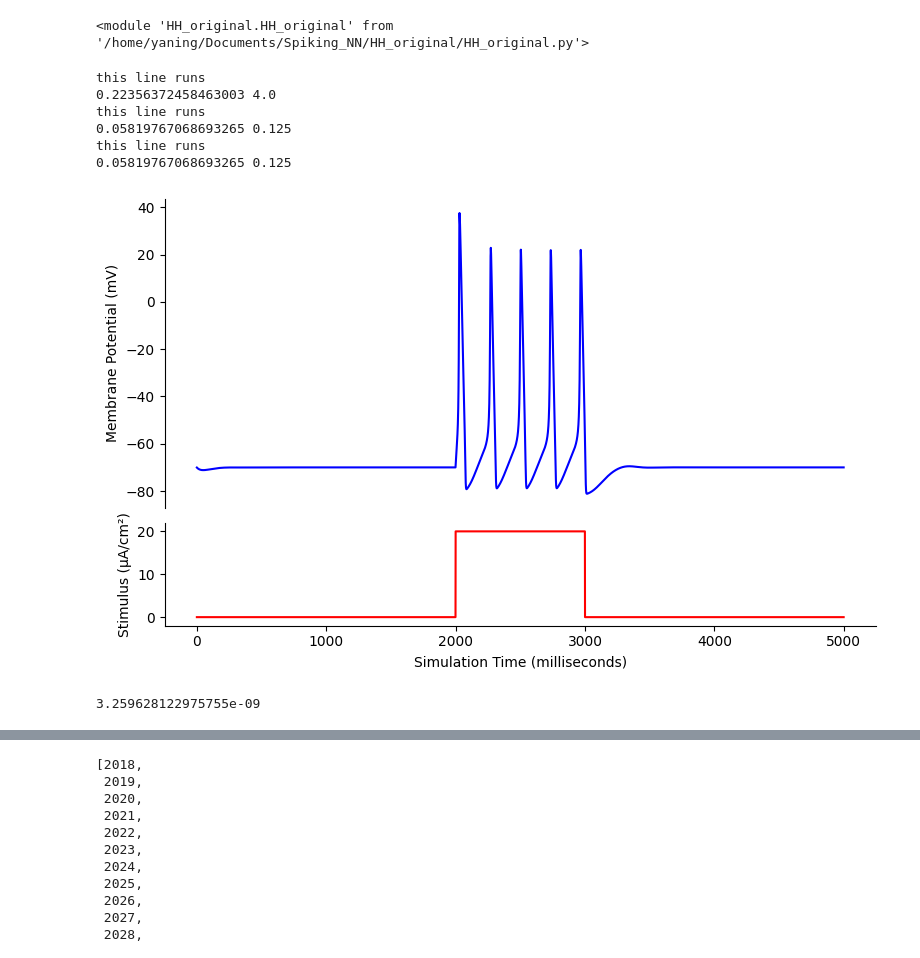
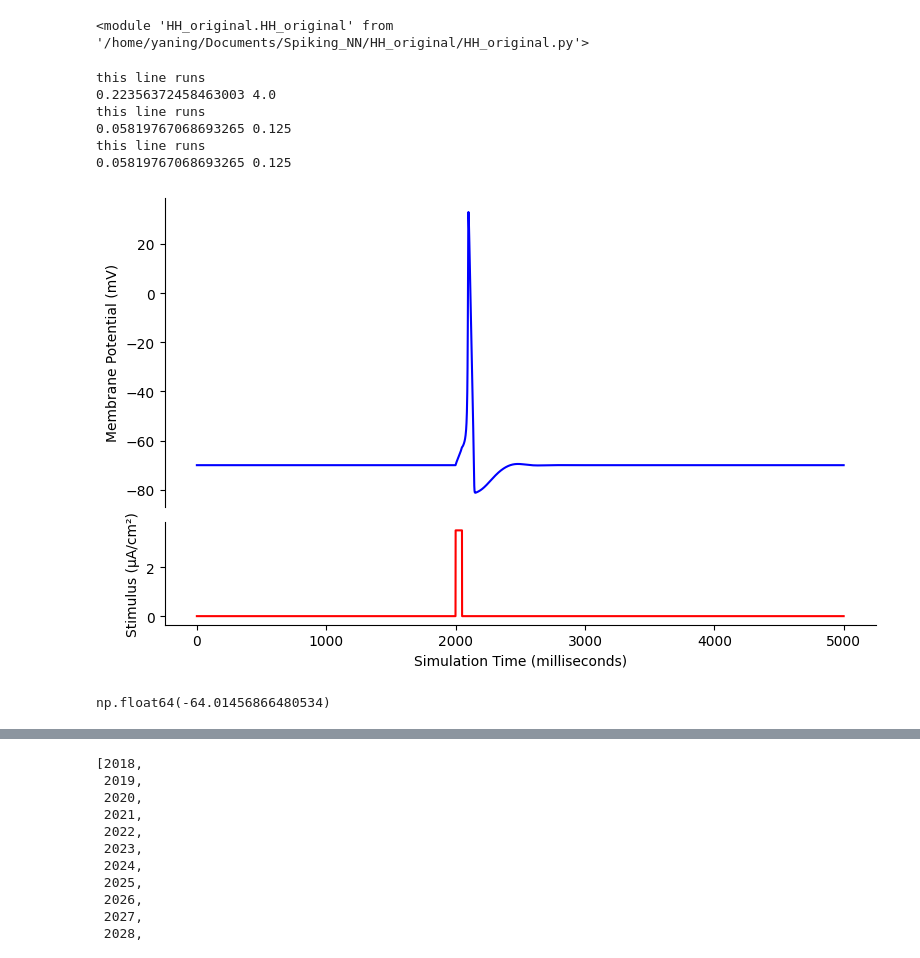
Before and after one commit to hhsherlock/Spiking_NN, a Jupyter notebook: HH_original/run_original.ipynb, the cells around one changed output, grey strips where cells are left out. Saved outputs shown, nothing was run; the diff lists cells and outputs as text; code cells hidden in the pictures.

```diff
--- a/HH_original/run_original.ipynb
+++ b/HH_original/run_original.ipynb
@@ -26,7 +26,8 @@ current = np.empty(pointCount)
 # times = np.arange(pointCount) * 0.05
 times = np.arange(pointCount)
 stim = np.zeros(pointCount)
-stim[2000:3000] = 20  # create a square pulse
+stim[2000:2050] = 3.5  # create a square pulse
+# stim[2400:3020] = 5
 
 for i in range(len(times)):
     hh.Iterate(stimulusCurrent=stim[i], deltaTms=0.05)
@@ -34,40 +35,41 @@ for i in range(len(times)):
     voltages[i] = hh.Vm
     # note: you could also plot hh's n, m, and k (channel open states)
     current[i] = hh.I
+
 f, (ax1, ax2) = plt.subplots(2, 1, sharex=True, figsize=(8, 5),
                                 gridspec_kw={'height_ratios': [3, 1]})
 
 ax1.plot(times, voltages - 70, 'b')
 # ax1.plot(times, current, 'b')
 ax1.set_ylabel("Membrane Potential (mV)")
 # ax1.set_title("Hodgkin-Huxley Spiking Neuron Model", fontSize=16)
 ax1.spines['right'].set_visible(False)
 ax1.spines['top'].set_visible(False)
 ax1.spines['bottom'].set_visible(False)
 ax1.tick_params(bottom=False)
 
 ax2.plot(times, stim, 'r')
 ax2.set_ylabel("Stimulus (µA/cm²)")
 ax2.set_xlabel("Simulation Time (milliseconds)")
 ax2.spines['right'].set_visible(False)
 ax2.spines['top'].set_visible(False)
 
 plt.margins(0, 0.1)
 plt.tight_layout()
 # plt.savefig("dev/concept4.png")
 plt.show()
 # %% [output]
 this line runs
 0.22356372458463003 4.0
 this line runs
 0.05819767068693265 0.125
 this line runs
 0.05819767068693265 0.125
-[figure, old version]
+[figure, new version]
-# %%
-hh.I
-# %% [output]
-3.259628122975755e-09
+# %%
+max(voltages-70)
+# %% [output]
+np.float64(-64.01456866480534)
 # %%
 firing_times = []
 for i in range(pointCount):
```
Also changed, not shown: parts of 7 cells of this notebook, 6 other files.
